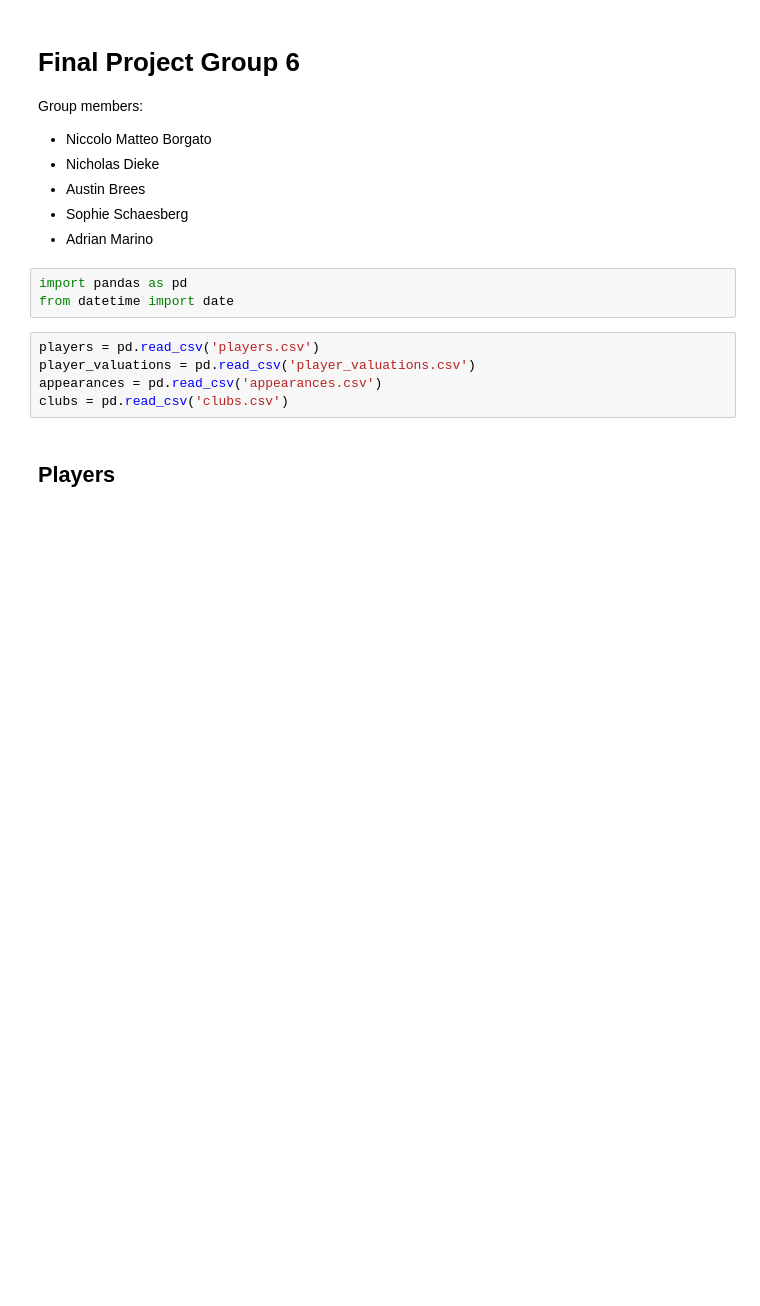
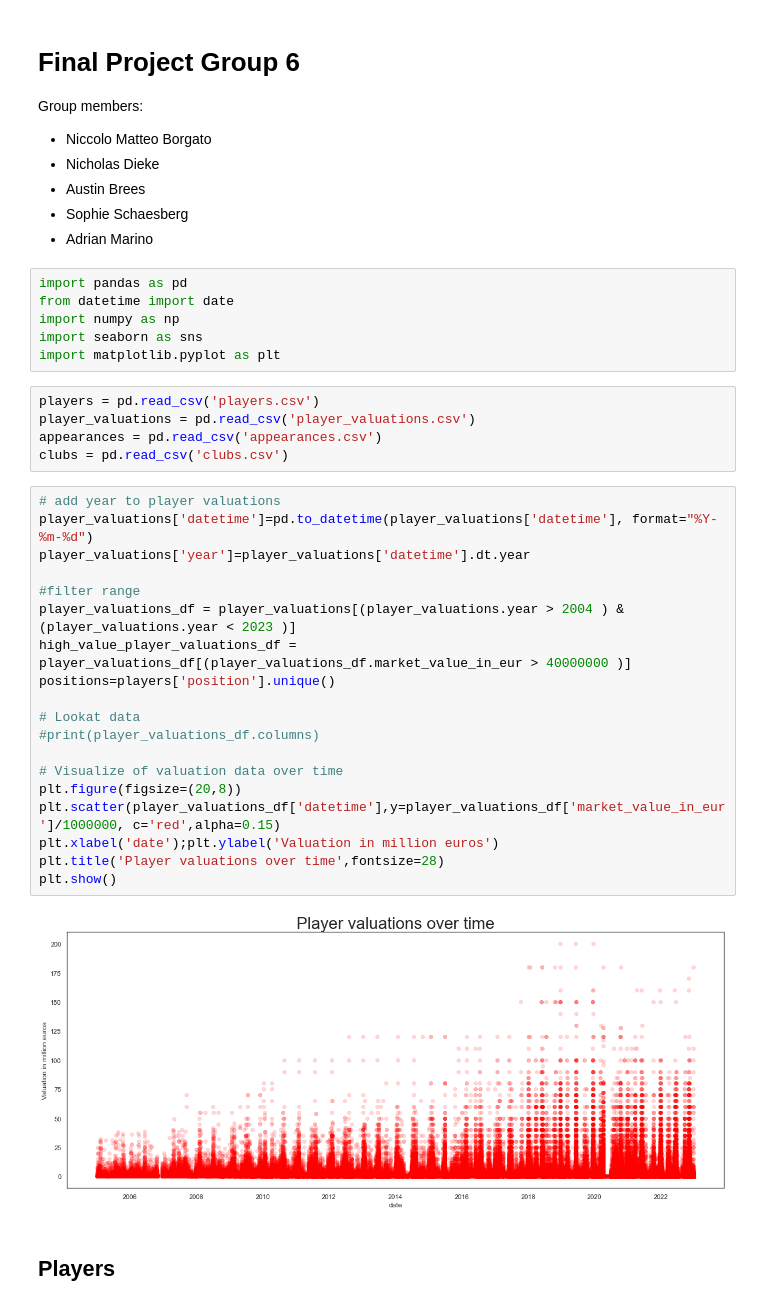
Before and after one commit to nicholasdieke/football-player-valuations, a Jupyter notebook: football_transfer_prediction.ipynb, the cells around one changed output. Saved outputs shown, nothing was run; the diff lists cells and outputs as text; blank space fills up the shorter version.

```diff
--- a/football_transfer_prediction.ipynb
+++ b/football_transfer_prediction.ipynb
@@ -9,11 +9,35 @@ Group members:
 # %%
 import pandas as pd
 from datetime import date
+import numpy as np
+import seaborn as sns
+import matplotlib.pyplot as plt
 # %%
 players = pd.read_csv('players.csv')
 player_valuations = pd.read_csv('player_valuations.csv')
 appearances = pd.read_csv('appearances.csv')
 clubs = pd.read_csv('clubs.csv')
+# %%
+# add year to player valuations
+player_valuations['datetime']=pd.to_datetime(player_valuations['datetime'], format="%Y-%m-%d")
+player_valuations['year']=player_valuations['datetime'].dt.year
+
+#filter range
+player_valuations_df = player_valuations[(player_valuations.year > 2004 ) & (player_valuations.year < 2023 )]
+high_value_player_valuations_df = player_valuations_df[(player_valuations_df.market_value_in_eur > 40000000 )]
+positions=players['position'].unique()
+
+# Lookat data
+#print(player_valuations_df.columns)
+
+# Visualize of valuation data over time
+plt.figure(figsize=(20,8))
+plt.scatter(player_valuations_df['datetime'],y=player_valuations_df['market_value_in_eur']/1000000, c='red',alpha=0.15)
+plt.xlabel('date');plt.ylabel('Valuation in million euros')
+plt.title('Player valuations over time',fontsize=28)
+plt.show()
+# %% [output]
+[figure, added]
 # %% [markdown]
 ## Players
 # %%
```
Also changed, not shown: parts of 16 cells of this notebook.
